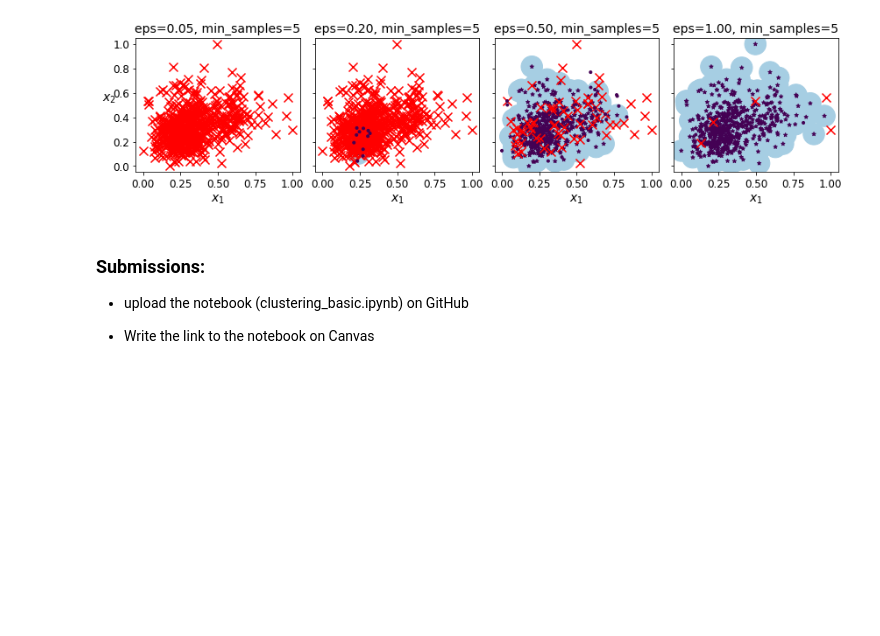
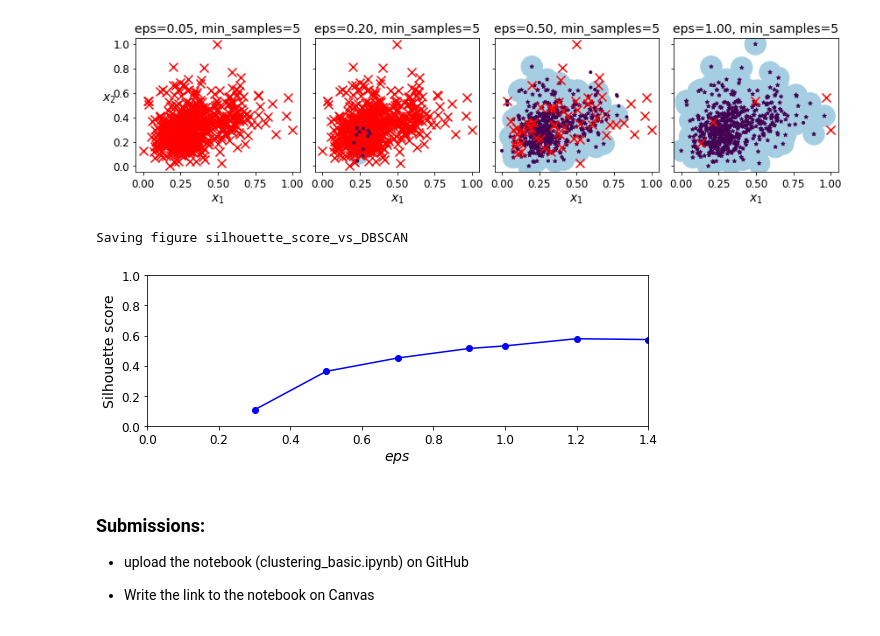
Before and after one commit to xiaomeiX/TW9, a Jupyter notebook: clustering_basic_part0_completed.ipynb, the cells around one changed output. Cells and saved outputs as stored; diff of their text form; code cells hidden in the pictures; blank space fills up the shorter version.

```diff
--- a/clustering_basic_part0_completed.ipynb
+++ b/clustering_basic_part0_completed.ipynb
@@ -634,6 +634,27 @@ plt.show()
 # %% [output]
 Saving figure dbscan_plot
 [figure]
+# %%
+silhouettes = []
+epsList = [0.3, 0.5, 0.7, 0.9, 1, 1.2, 1.4]
+for r in epsList:
+    db = DBSCAN(eps=r, min_samples=10).fit(scaled)
+    core_samples_mask = np.zeros_like(db.labels_, dtype=bool)
+    core_samples_mask[db.core_sample_indices_] = True
+    labels = db.labels_
+    score = silhouette_score(scaled, labels)
+    silhouettes.append(score)
+# %%
+plt.figure(figsize=(8, 3))
+plt.plot( epsList, silhouettes, "bo-")
+plt.xlabel("$eps$", fontsize=14)
+plt.ylabel("Silhouette score", fontsize=14)
+plt.axis([0, 1.4, 0, 1])
+save_fig("silhouette_score_vs_DBSCAN")
+plt.show()
+# %% [output]
+Saving figure silhouette_score_vs_DBSCAN
+[figure, added]
 # %% [markdown]
 ### Submissions:
 
```
Also changed, not shown: 3 other files.
